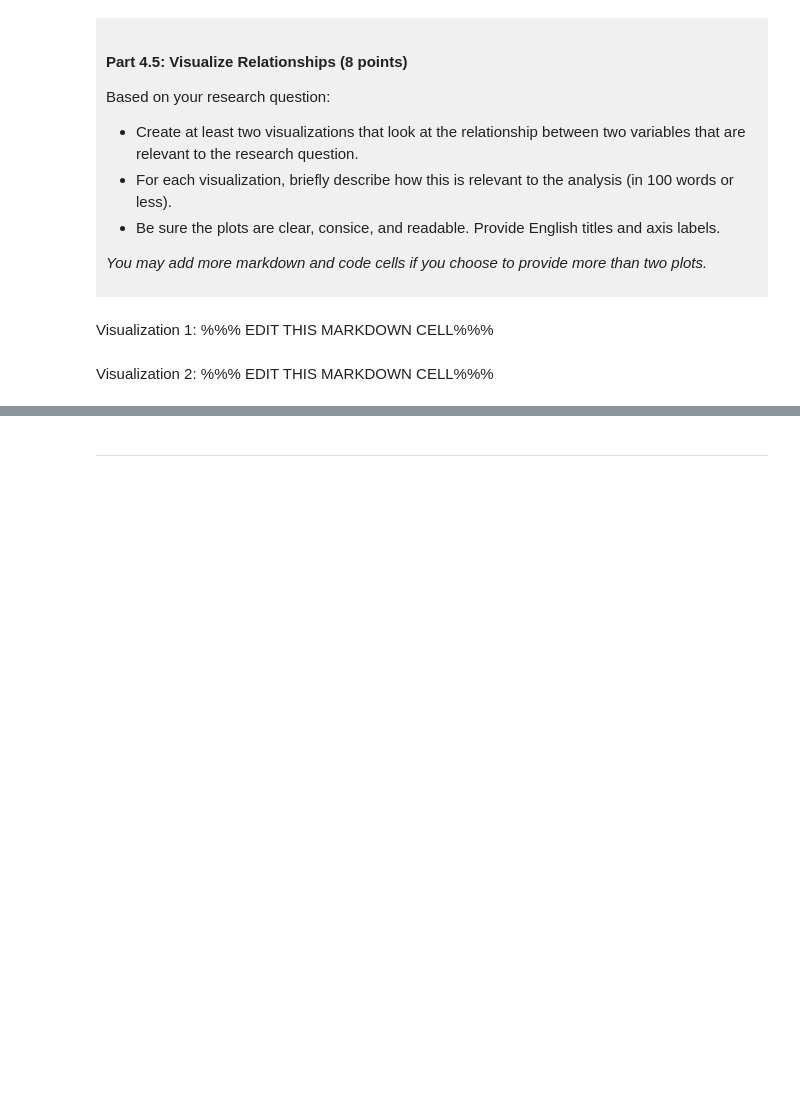
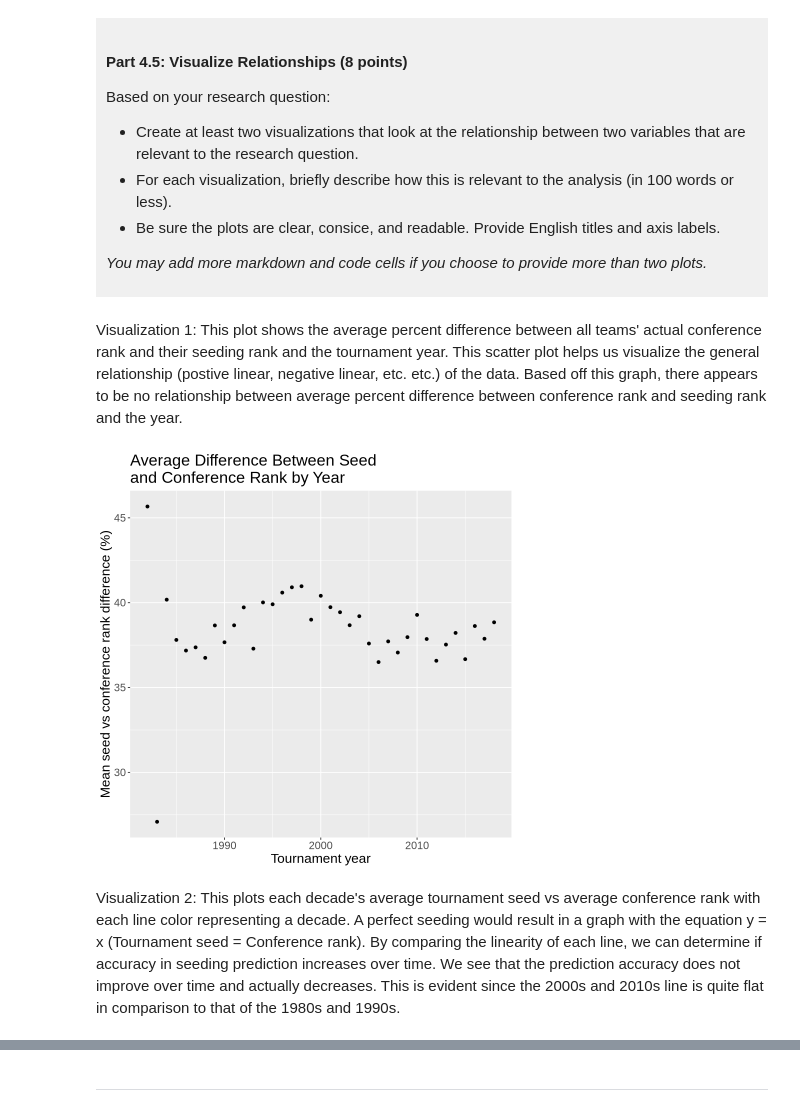
Before and after one commit to hjyynck/DSCI-100-004, a Jupyter notebook: dsci-100-project-notebook.ipynb, the cells around one changed output, grey strips where cells are left out. Saved outputs shown, nothing was run; the diff lists cells and outputs as text; code cells hidden in the pictures; blank space fills up the shorter version.

```diff
--- a/dsci-100-project-notebook.ipynb
+++ b/dsci-100-project-notebook.ipynb
@@ -323,9 +402,24 @@ Based on your research question:
 *You may add more markdown and code cells if you choose to provide more than two plots.*
 </div>
 # %% [markdown]
-Visualization 1: %%% EDIT THIS MARKDOWN CELL%%%
+Visualization 1: This plot shows the average percent difference between all teams' actual conference rank and their seeding rank and the tournament year. This scatter plot helps us visualize the general relationship (postive linear, negative linear, etc. etc.) of the data. Based off this graph, there appears to be no relationship between average percent difference between conference rank and seeding rank and the year.
 # %%
-### EDIT THIS CODE CELL FOR VISUALIZATION 1###
+yearly_diff <- march_data_tidied |>
+    group_by(year) |>
+    summarize(mean_percent_diff = mean(percent_diff, na.rm = TRUE))
+
+yearly_diff_plot <- ggplot(yearly_diff, aes(x = year, y = mean_percent_diff)) +
+    geom_point() +
+    labs(
+        x = "Tournament year",
+        y = "Mean seed vs conference rank difference (%)",
+        title = "Average Difference Between Seed\nand Conference Rank by Year"
+    ) +
+    theme(text = element_text(size = 16))
+
+yearly_diff_plot
+# %% [output]
+[figure, added]
 # %% [markdown]
-Visualization 2: %%% EDIT THIS MARKDOWN CELL%%%
+Visualization 2: This plots each decade's average tournament seed vs average conference rank with each line color representing a decade. A perfect seeding would result in a graph with the equation y = x (Tournament seed = Conference rank). By comparing the linearity of each line, we can determine if accuracy in seeding prediction increases over time. We see that the prediction accuracy does not improve over time and actually decreases. This is evident since the 2000s and 2010s line is quite flat in comparison to that of the 1980s and 1990s.
 # %%
```
Also changed, not shown: parts of 9 cells of this notebook.
